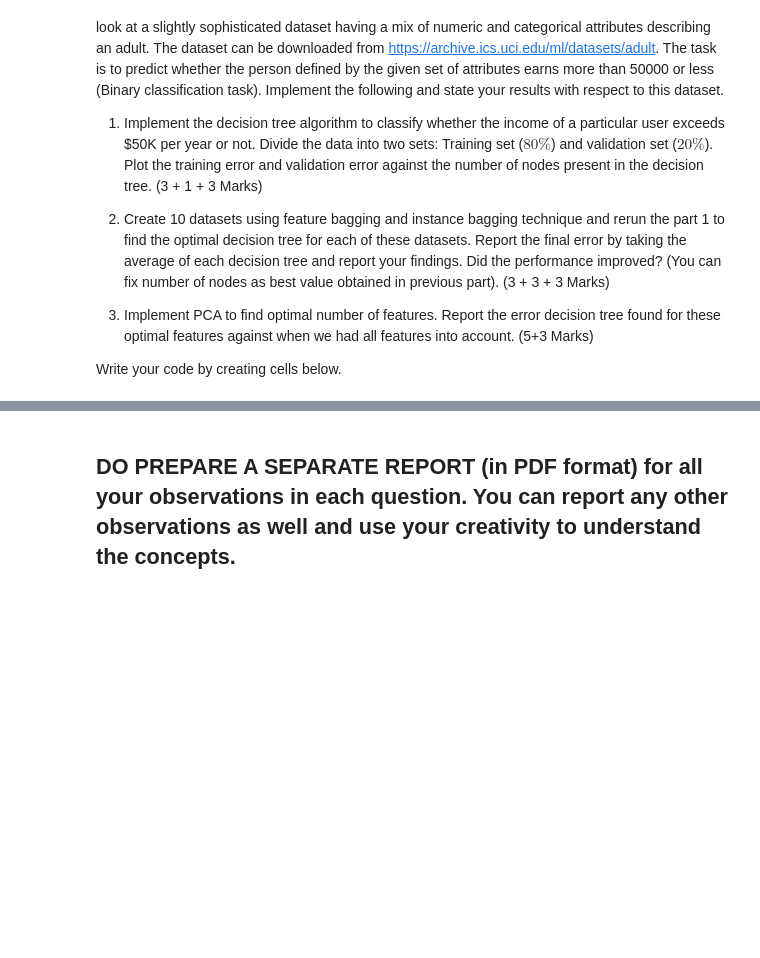
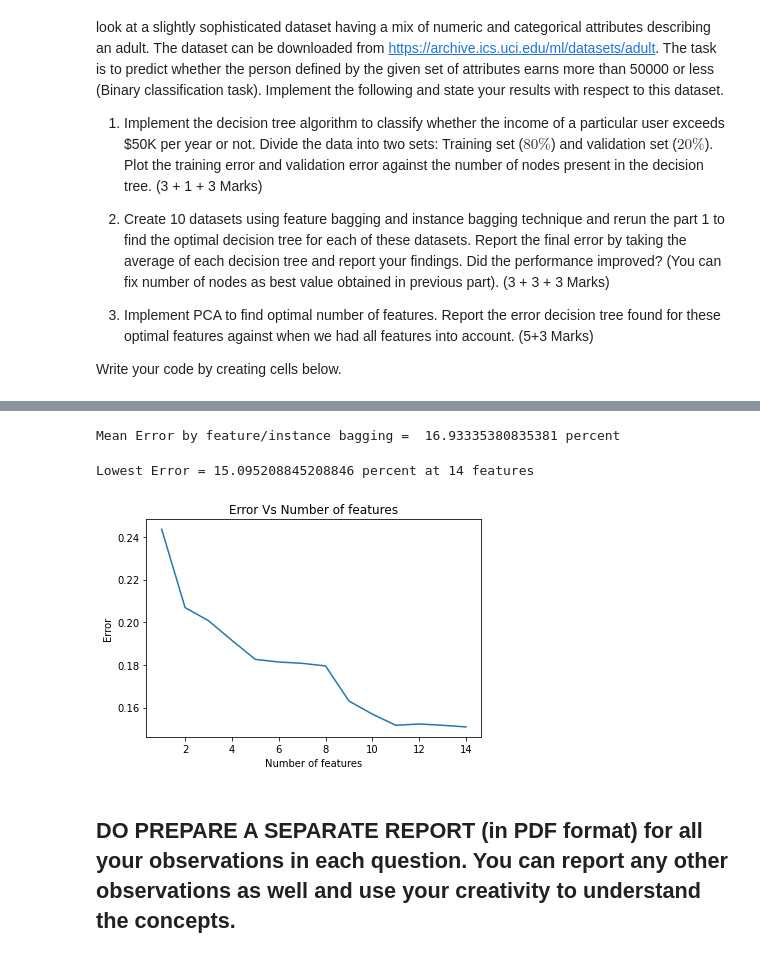
Before and after one commit to khan-shahnawaz/MachineLearning, a Jupyter notebook: Linear Classification, Logistic Regression, SVM, PCA, Decision Tree/SHAHNAWAZ_KHAN_ML_(CS503)_Lab2_Classification_Logistic_SVM_PCA_Dtree.ipynb, the cells around one changed output, grey strips where cells are left out. Saved outputs shown, nothing was run; the diff lists cells and outputs as text; code cells hidden in the pictures; blank space fills up the shorter version.

```diff
--- a/Linear Classification, Logistic Regression, SVM, PCA, Decision Tree/SHAHNAWAZ_KHAN_ML_(CS503)_Lab2_Classification_Logistic_SVM_PCA_Dtree.ipynb
+++ b/Linear Classification, Logistic Regression, SVM, PCA, Decision Tree/SHAHNAWAZ_KHAN_ML_(CS503)_Lab2_Classification_Logistic_SVM_PCA_Dtree.ipynb
@@ -625,3 +717,61 @@ Write your code by creating cells below.
+# %%
+''' Creating 10 instances by feature bagging and instance bagging'''
+
+X.reset_index(drop=True, inplace=True)
+Y.reset_index(drop=True, inplace=True)
+X_Bags = []
+Y_Bags = []
+error = 0
+for i in range(10):
+    New_X, New_Y = resample(X, Y, random_state=i)
+    # Select random subset of features in New_X
+    for attribute in attributes:
+        if attribute == 'income':
+            continue
+        if random.random() < 0.5:
+            New_X = New_X.drop(columns=[attribute])
+    decisionTree = DecisionTreeClassifier(max_leaf_nodes=bestNumNodes)
+    decisionTree.fit(New_X, New_Y)
+    New_XAttributes = list(New_X.columns)
+    columnsToDrop = [attribute for attribute in attributes if attribute not in New_XAttributes and attribute != 'income']
+    prev=error
+    error += getError(YTest, decisionTree.predict(XTest.drop(columns = columnsToDrop)))
+print('Mean Error by feature/instance bagging = ', error*10, 'percent')
+# %% [output]
+Mean Error by feature/instance bagging =  16.93335380835381 percent
+# %%
+''' Using PCA to find optimal Number of features'''
+def getErrorPCA(X, Y, XTest, YTest, numFeatures):
+    # Normalizing the data
+    S = np.cov(X.T)
+    eigenValues, eigenVectors = np.linalg.eig(S)
+    sortedIndices = np.argsort(eigenValues)[::-1]
+    sortedEigenVectors = eigenVectors[:,sortedIndices]
+    selectedEigenVectors = sortedEigenVectors[:, :numFeatures]
+    projectedData = np.dot((X - X.mean())/X.std(), selectedEigenVectors)
+    decisionTree = DecisionTreeClassifier(max_leaf_nodes=bestNumNodes)
+    decisionTree.fit(projectedData, Y)
+    YPred = decisionTree.predict(np.dot((XTest - XTest.mean())/XTest.std(), selectedEigenVectors))
+    return getError(YTest, YPred)
+bestError = 1
+numAttributes = [i+1 for i in range(len(attributes)-1)]
+Errors = []
+bestNumFeatures = 0
+for i in range(1, len(attributes)):
+    error = getErrorPCA(X, Y, XTest, YTest, i)
+    Errors.append(error)
+    if error<bestError:
+        bestError = error
+        bestNumFeatures = i
+plt.plot(numAttributes, Errors, label='Error')
+plt.xlabel('Number of features')
+plt.ylabel('Error')
+plt.title('Error Vs Number of features')
+print('Lowest Error = {} percent at {} features'.format(bestError*100, bestNumFeatures))
+plt.show()
+# %% [output]
+Lowest Error = 15.095208845208846 percent at 14 features
+[figure, added]
 # %%
 #Thanks
 # %% [markdown]
```
Also changed, not shown: parts of 16 cells of this notebook, 2 other files.
